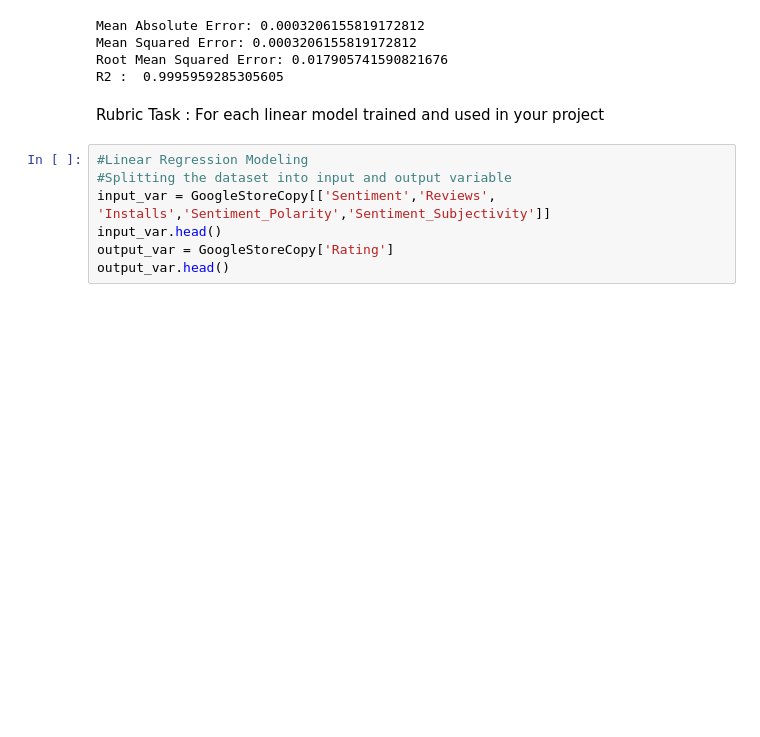
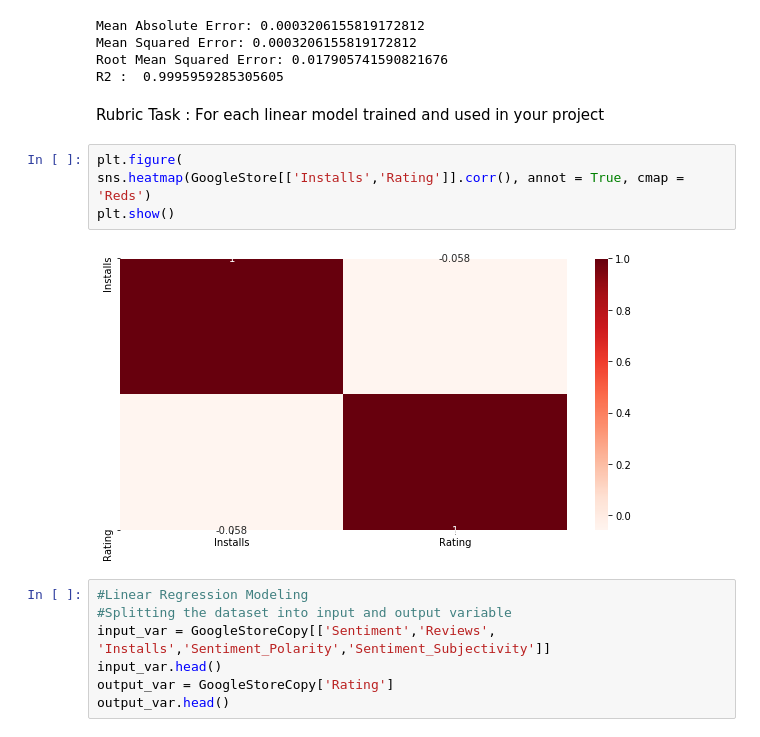
Before and after one commit to nairrj/Python-Project, a Jupyter notebook: Python-Project-code.ipynb, the cells around one changed output. Drawn from its saved outputs; the diff is of its cells as text; blank space fills up the shorter version.

```diff
--- a/Python-Project-code.ipynb
+++ b/Python-Project-code.ipynb
@@ -657,6 +657,12 @@ Root Mean Squared Error: 0.017905741590821676
 R2 :  0.9995959285305605
 # %% [markdown]
 Rubric Task : For each linear model trained and used in your project
+# %%
+plt.figure(
+sns.heatmap(GoogleStore[['Installs','Rating']].corr(), annot = True, cmap = 'Reds')
+plt.show()
+# %% [output]
+[figure, added]
 # %%
 #Linear Regression Modeling
 #Splitting the dataset into input and output variable
```
